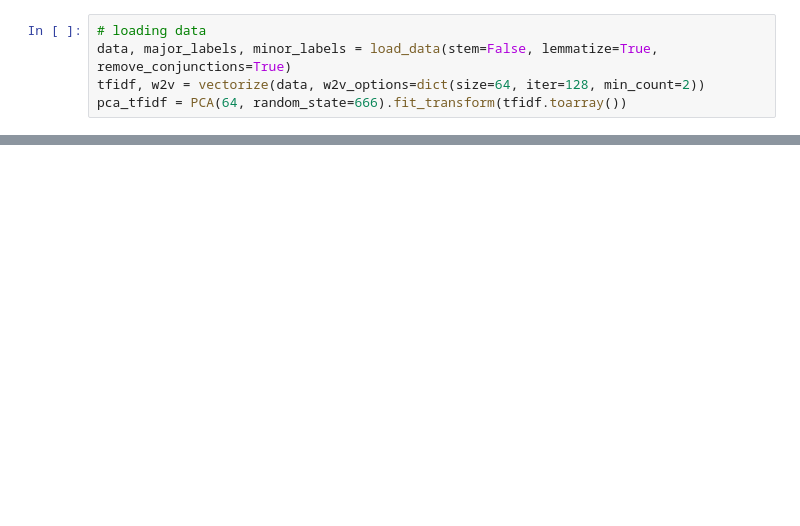
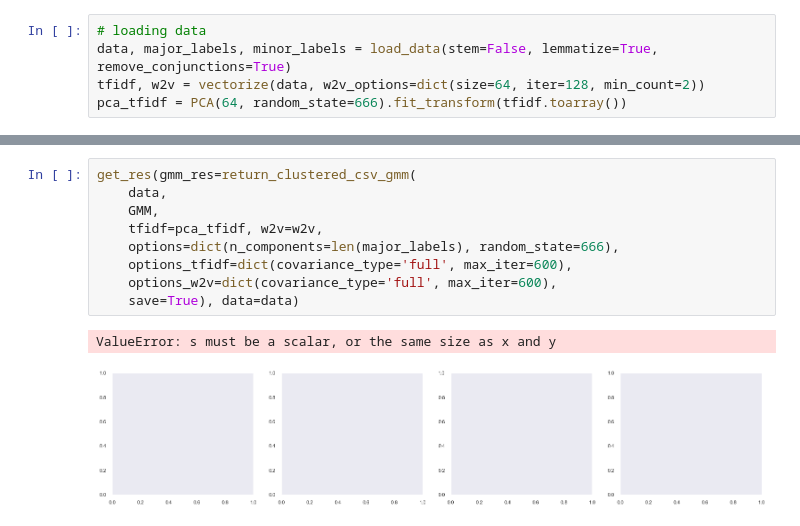
Before and after one commit to NimaFathi/CE40324-MIR, a Jupyter notebook: charts.ipynb, the cells around one changed output, grey strips where cells are left out. Saved outputs shown, nothing was run; the diff lists cells and outputs as text; blank space fills up the shorter version.

```diff
--- a/charts.ipynb
+++ b/charts.ipynb
@@ -59,0 +104,12 @@ get_res(hier_res=return_clustered_csv(
+# %%
+get_res(gmm_res=return_clustered_csv_gmm(
+    data,
+    GMM,
+    tfidf=pca_tfidf, w2v=w2v,
+    options=dict(n_components=len(major_labels), random_state=666),
+    options_tfidf=dict(covariance_type='full', max_iter=600),
+    options_w2v=dict(covariance_type='full', max_iter=600),
+    save=True), data=data)
+# %% [output]
+ValueError: s must be a scalar, or the same size as x and y
+[figure, added]
```
Also changed, not shown: parts of 5 cells of this notebook, 3 other files.
